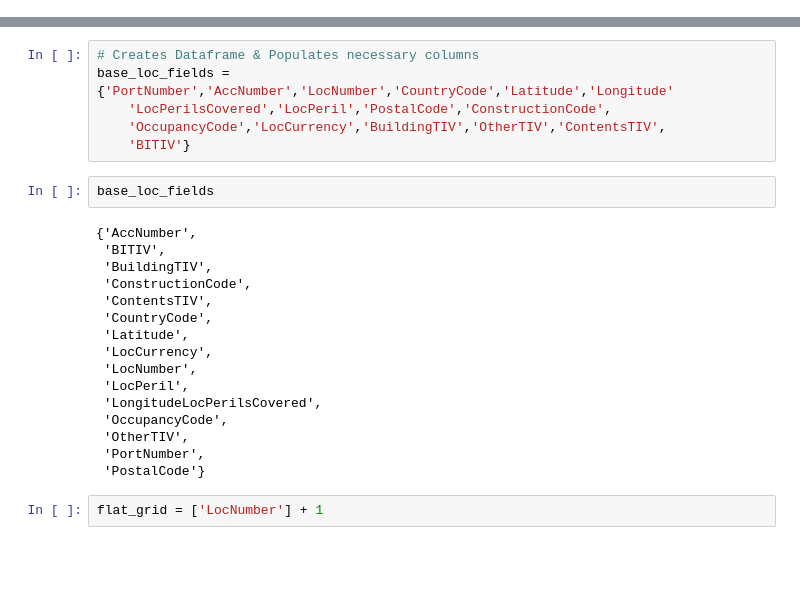
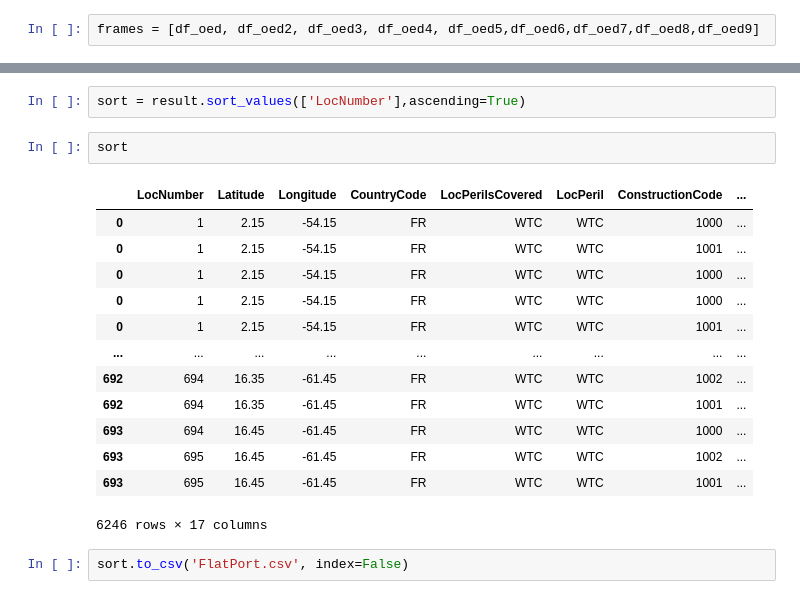
Before and after one commit to KamalCharles/Flat-Portfolio-Generator, a Jupyter notebook: ww_grid/Flat_Grid.ipynb, the cells around one changed output, grey strips where cells are left out. Drawn from its saved outputs; the diff is of its cells as text; blank space fills up the shorter version.

```diff
--- a/ww_grid/Flat_Grid.ipynb
+++ b/ww_grid/Flat_Grid.ipynb
@@ -57 +294,3 @@ dfitems = pd.DataFrame(data)
+# %%
+frames = [df_oed, df_oed2, df_oed3, df_oed4, df_oed5,df_oed6,df_oed7,df_oed8,df_oed9]
 # %%
@@ -95,26 +298,20 @@ df_oed
-# %%
-# Creates Dataframe & Populates necessary columns
-base_loc_fields = {'PortNumber','AccNumber','LocNumber','CountryCode','Latitude','Longitude'
-    'LocPerilsCovered','LocPeril','PostalCode','ConstructionCode',
-    'OccupancyCode','LocCurrency','BuildingTIV','OtherTIV','ContentsTIV',
-    'BITIV'}
-# %%
-base_loc_fields
-# %% [output]
-{'AccNumber',
- 'BITIV',
- 'BuildingTIV',
- 'ConstructionCode',
- 'ContentsTIV',
- 'CountryCode',
- 'Latitude',
- 'LocCurrency',
- 'LocNumber',
- 'LocPeril',
- 'LongitudeLocPerilsCovered',
- 'OccupancyCode',
- 'OtherTIV',
- 'PortNumber',
- 'PostalCode'}
-# %%
-flat_grid = ['LocNumber'] + 1
+# %%
+sort = result.sort_values(['LocNumber'],ascending=True)
+# %%
+sort
+# %% [output]
+|  | LocNumber | Latitude | Longitude | CountryCode | LocPerilsCovered | LocPeril | ConstructionCode | ... |
+| 0 | 1 | 2.15 | -54.15 | FR | WTC | WTC | 1000 | ... |
+| 0 | 1 | 2.15 | -54.15 | FR | WTC | WTC | 1001 | ... |
+| 0 | 1 | 2.15 | -54.15 | FR | WTC | WTC | 1000 | ... |
+| 0 | 1 | 2.15 | -54.15 | FR | WTC | WTC | 1000 | ... |
+| 0 | 1 | 2.15 | -54.15 | FR | WTC | WTC | 1001 | ... |
+| ... | ... | ... | ... | ... | ... | ... | ... | ... |
+| 692 | 694 | 16.35 | -61.45 | FR | WTC | WTC | 1002 | ... |
+| 692 | 694 | 16.35 | -61.45 | FR | WTC | WTC | 1001 | ... |
+| 693 | 694 | 16.45 | -61.45 | FR | WTC | WTC | 1000 | ... |
+| 693 | 695 | 16.45 | -61.45 | FR | WTC | WTC | 1002 | ... |
+| 693 | 695 | 16.45 | -61.45 | FR | WTC | WTC | 1001 | ... |
+6246 rows × 17 columns
+# %%
+sort.to_csv('FlatPort.csv', index=False)
```
Also changed, not shown: parts of 32 cells of this notebook, 1 other file.
